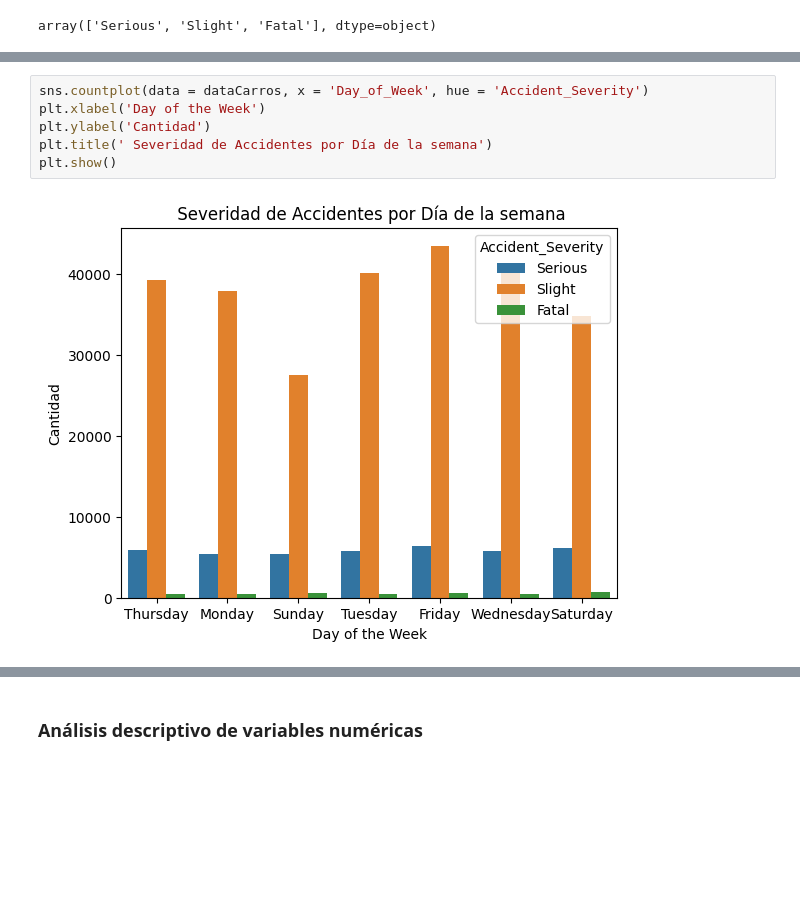
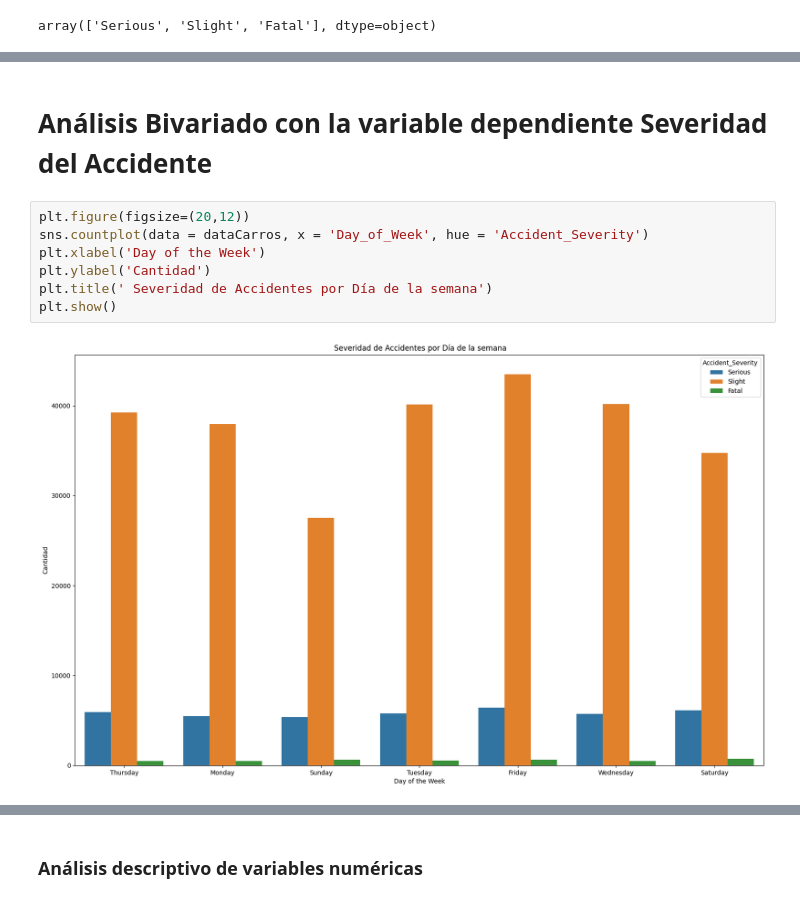
Before and after one commit to ChristianComena/Kaggle-ChristianComena, a Jupyter notebook: an-lisis-predictivo-de-accidentes-vehiculares.ipynb, the cells around one changed output, grey strips where cells are left out. Cells and saved outputs as stored; diff of their text form; blank space fills up the shorter version.

Commit message:
Kaggle Notebook | Análisis Predictivo de Accidentes Vehiculares | AccidentesVehiculares_2024-6

```diff
--- a/an-lisis-predictivo-de-accidentes-vehiculares.ipynb
+++ b/an-lisis-predictivo-de-accidentes-vehiculares.ipynb
@@ -118,9 +302,12 @@ array(['Serious', 'Slight', 'Fatal'], dtype=object)
+# %% [markdown]
+# **Análisis Bivariado con la variable dependiente Severidad del Accidente**
 # %%
+plt.figure(figsize=(20,12))
 sns.countplot(data = dataCarros, x = 'Day_of_Week', hue = 'Accident_Severity')
 plt.xlabel('Day of the Week')
 plt.ylabel('Cantidad')
 plt.title(' Severidad de Accidentes por Día de la semana')
 plt.show()
 # %% [output]
-[figure, old version]
+[figure, new version]
 # %%
```
Also changed, not shown: parts of 38 cells of this notebook.
